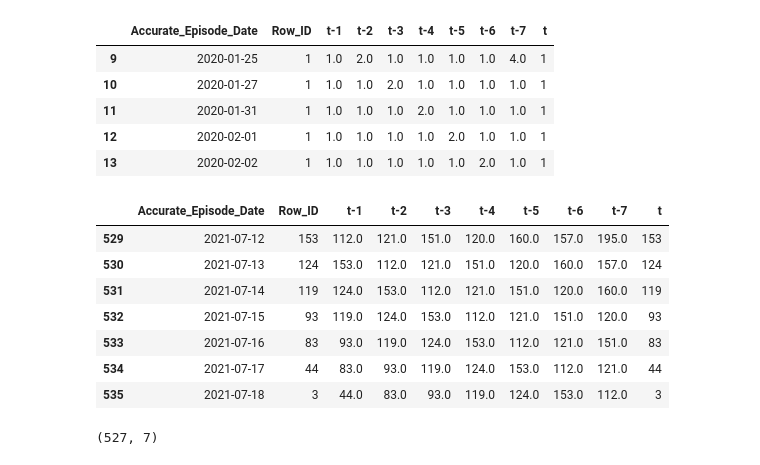
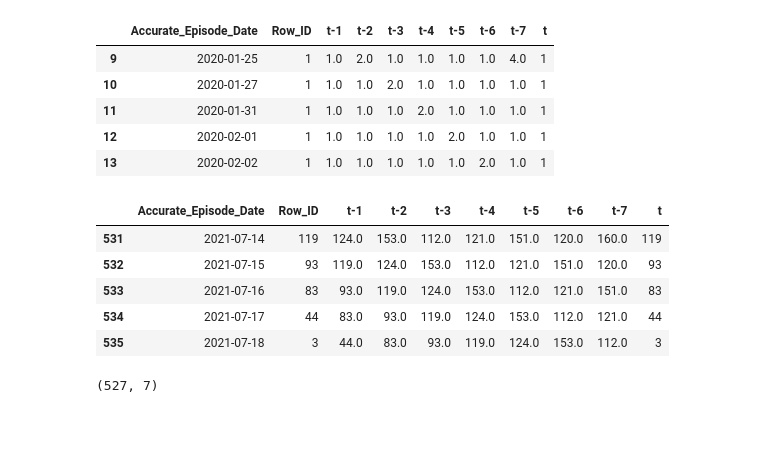
Before and after one commit to farbodab/ds-tools-ai4ph, a Jupyter notebook: Data Science Tools.ipynb, the cells around one changed output. Saved outputs shown, nothing was run; the diff lists cells and outputs as text; code cells hidden in the pictures; blank space fills up the shorter version.

```diff
--- a/Data Science Tools.ipynb
+++ b/Data Science Tools.ipynb
@@ -465,11 +472,9 @@ agg.head()
 | 12 | 2020-02-01 | 1 | 1.0 | 1.0 | 1.0 | 1.0 | 2.0 | 1.0 | 1.0 | 1 |
 | 13 | 2020-02-02 | 1 | 1.0 | 1.0 | 1.0 | 1.0 | 1.0 | 2.0 | 1.0 | 1 |
 # %%
-agg.tail(7)
+agg.tail()
 # %% [output]
 |  | Accurate_Episode_Date | Row_ID | t-1 | t-2 | t-3 | t-4 | t-5 | t-6 | t-7 | t |
-| 529 | 2021-07-12 | 153 | 112.0 | 121.0 | 151.0 | 120.0 | 160.0 | 157.0 | 195.0 | 153 |
-| 530 | 2021-07-13 | 124 | 153.0 | 112.0 | 121.0 | 151.0 | 120.0 | 160.0 | 157.0 | 124 |
 | 531 | 2021-07-14 | 119 | 124.0 | 153.0 | 112.0 | 121.0 | 151.0 | 120.0 | 160.0 | 119 |
 | 532 | 2021-07-15 | 93 | 119.0 | 124.0 | 153.0 | 112.0 | 121.0 | 151.0 | 120.0 | 93 |
 | 533 | 2021-07-16 | 83 | 93.0 | 119.0 | 124.0 | 153.0 | 112.0 | 121.0 | 151.0 | 83 |
```
Also changed, not shown: parts of 3 cells of this notebook, 3 other files.
